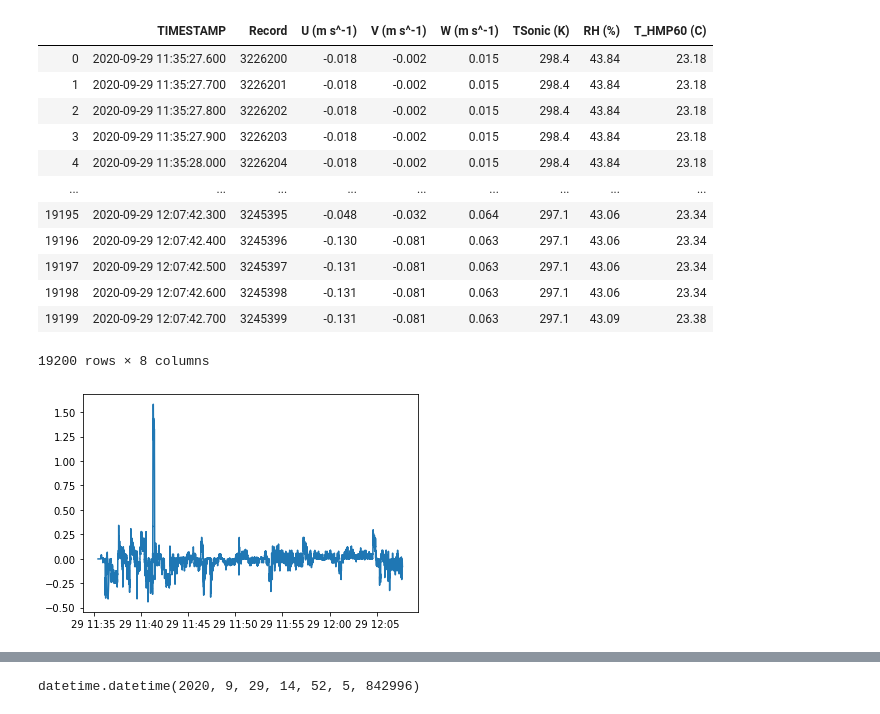
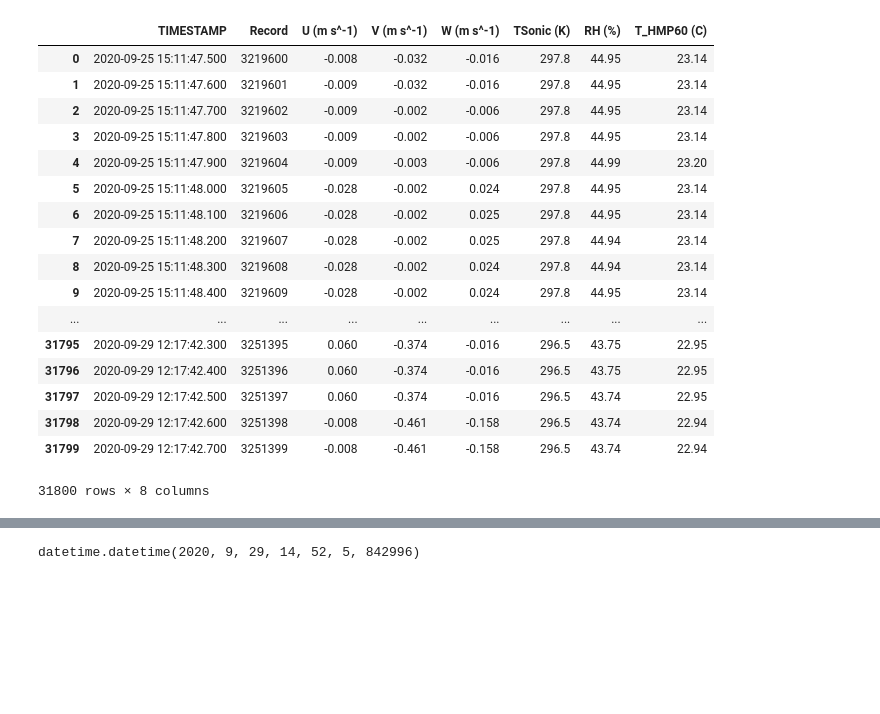
Before and after one commit to dyerbm/OmniWheel, a Jupyter notebook: Sensing/Position_CR6_joiner.ipynb, the cells around one changed output, grey strips where cells are left out. Cells and saved outputs as stored; diff of their text form; code cells hidden in the pictures; blank space fills up the shorter version.

```diff
--- a/Sensing/Position_CR6_joiner.ipynb
+++ b/Sensing/Position_CR6_joiner.ipynb
@@ -22,59 +22,48 @@ df_pos = pd.DataFrame.from_dict(dict, "index")
 
 # Create single CR6 dataframe with datetime for comparisons
 dict={}
-for i in tqdm(range(5350,5382)): #create dataframe of all CR6 data
+for i in tqdm(range(5339,5392)): #create dataframe of all CR6 data
     outputsize = len(dict)
 
     df_CR6 = pd.read_table(data_path+"Younng10Hz"+str(i)+".dat",
                        sep=",",
                       skiprows=[0,2,3])
 
     for j in range(len(df_CR6)):
         if "." in df_CR6['TIMESTAMP'][j]:
             date = datetime.strptime(df_CR6['TIMESTAMP'][j], '%Y-%m-%d %H:%M:%S.%f')
             #print(date)
         else:
             date = datetime.strptime(df_CR6['TIMESTAMP'][j], '%Y-%m-%d %H:%M:%S')
 
         #dict[outputsize+j]={"Year":date.year,"Month":date.month,"Day":date.day,"Hour":date.hour,"Minute":date.minute,"Second":date.second+date.microsecond/1000000.,"Record":df_CR6['RECORD'][j],"U (m s^-1)":df_CR6['U'][j],"V (m s^-1)":df_CR6['V'][j],"W (m s^-1)":df_CR6['W'][j],"TSonic (K)":df_CR6['TSonic'][j],"RH (%)":df_CR6['RH'][j],"T_HMP60 (C)":df_CR6['T_HMP60'][j]}
         dict[outputsize+j]={"TIMESTAMP":date,"Record":df_CR6['RECORD'][j],"U (m s^-1)":df_CR6['U'][j],"V (m s^-1)":df_CR6['V'][j],"W (m s^-1)":df_CR6['W'][j],"TSonic (K)":df_CR6['TSonic'][j],"RH (%)":df_CR6['RH'][j],"T_HMP60 (C)":df_CR6['T_HMP60'][j]}
 
         #output.loc[outputsize+j,output.columns]=[date.year,date.month,date.day,date.hour,date.minute,date.second+date.microsecond,df_CR6['RECORD'][j],df_CR6['U'][j],df_CR6['V'][j],df_CR6['W'][j],df_CR6['TSonic'][j],df_CR6['RH'][j],df_CR6['T_HMP60'][j]]
         #output = output.append(pd.Series([date.year,date.month,date.day,date.hour,date.minute,date.second+date.microsecond/1000000.,df_CR6['RECORD'][j],df_CR6['U'][j],df_CR6['V'][j],df_CR6['W'][j],df_CR6['TSonic'][j],df_CR6['RH'][j],df_CR6['T_HMP60'][j]], index=output.columns ), ignore_index=True)
 
 df_CR6 = pd.DataFrame.from_dict(dict, "index")
 
 
 #output.to_csv(output_path,index=False)
 
 df_CR6
 # %% [output]
 |  | TIMESTAMP | Record | U (m s^-1) | V (m s^-1) | W (m s^-1) | TSonic (K) | RH (%) | T_HMP60 (C) |
-| 0 | 2020-09-29 11:35:27.600 | 3226200 | -0.018 | -0.002 | 0.015 | 298.4 | 43.84 | 23.18 |
-| 1 | 2020-09-29 11:35:27.700 | 3226201 | -0.018 | -0.002 | 0.015 | 298.4 | 43.84 | 23.18 |
-| 2 | 2020-09-29 11:35:27.800 | 3226202 | -0.018 | -0.002 | 0.015 | 298.4 | 43.84 | 23.18 |
-| 3 | 2020-09-29 11:35:27.900 | 3226203 | -0.018 | -0.002 | 0.015 | 298.4 | 43.84 | 23.18 |
-| 4 | 2020-09-29 11:35:28.000 | 3226204 | -0.018 | -0.002 | 0.015 | 298.4 | 43.84 | 23.18 |
+| 0 | 2020-09-25 15:11:47.500 | 3219600 | -0.008 | -0.032 | -0.016 | 297.8 | 44.95 | 23.14 |
+| 1 | 2020-09-25 15:11:47.600 | 3219601 | -0.009 | -0.032 | -0.016 | 297.8 | 44.95 | 23.14 |
+| 2 | 2020-09-25 15:11:47.700 | 3219602 | -0.009 | -0.002 | -0.006 | 297.8 | 44.95 | 23.14 |
+| 3 | 2020-09-25 15:11:47.800 | 3219603 | -0.009 | -0.002 | -0.006 | 297.8 | 44.95 | 23.14 |
+| 4 | 2020-09-25 15:11:47.900 | 3219604 | -0.009 | -0.003 | -0.006 | 297.8 | 44.99 | 23.20 |
+| 5 | 2020-09-25 15:11:48.000 | 3219605 | -0.028 | -0.002 | 0.024 | 297.8 | 44.95 | 23.14 |
+| 6 | 2020-09-25 15:11:48.100 | 3219606 | -0.028 | -0.002 | 0.025 | 297.8 | 44.95 | 23.14 |
+| 7 | 2020-09-25 15:11:48.200 | 3219607 | -0.028 | -0.002 | 0.025 | 297.8 | 44.94 | 23.14 |
+| 8 | 2020-09-25 15:11:48.300 | 3219608 | -0.028 | -0.002 | 0.024 | 297.8 | 44.94 | 23.14 |
+| 9 | 2020-09-25 15:11:48.400 | 3219609 | -0.028 | -0.002 | 0.024 | 297.8 | 44.95 | 23.14 |
 | ... | ... | ... | ... | ... | ... | ... | ... | ... |
-| 19195 | 2020-09-29 12:07:42.300 | 3245395 | -0.048 | -0.032 | 0.064 | 297.1 | 43.06 | 23.34 |
-| 19196 | 2020-09-29 12:07:42.400 | 3245396 | -0.130 | -0.081 | 0.063 | 297.1 | 43.06 | 23.34 |
-| 19197 | 2020-09-29 12:07:42.500 | 3245397 | -0.131 | -0.081 | 0.063 | 297.1 | 43.06 | 23.34 |
-| 19198 | 2020-09-29 12:07:42.600 | 3245398 | -0.131 | -0.081 | 0.063 | 297.1 | 43.06 | 23.34 |
-| 19199 | 2020-09-29 12:07:42.700 | 3245399 | -0.131 | -0.081 | 0.063 | 297.1 | 43.09 | 23.38 |
+| 31795 | 2020-09-29 12:17:42.300 | 3251395 | 0.060 | -0.374 | -0.016 | 296.5 | 43.75 | 22.95 |
+| 31796 | 2020-09-29 12:17:42.400 | 3251396 | 0.060 | -0.374 | -0.016 | 296.5 | 43.75 | 22.95 |
+| 31797 | 2020-09-29 12:17:42.500 | 3251397 | 0.060 | -0.374 | -0.016 | 296.5 | 43.74 | 22.95 |
+| 31798 | 2020-09-29 12:17:42.600 | 3251398 | -0.008 | -0.461 | -0.158 | 296.5 | 43.74 | 22.94 |
+| 31799 | 2020-09-29 12:17:42.700 | 3251399 | -0.008 | -0.461 | -0.158 | 296.5 | 43.74 | 22.94 |
-19200 rows × 8 columns
+31800 rows × 8 columns
-# %%
-#Trim
-
-plt.plot(df_CR6['TIMESTAMP'],df_CR6['V (m s^-1)'])
-plt.show()
-
-
-
-
-
-
-
-
-output = pd.DataFrame(columns = ["Year","Month","Day","Hour","Minute","Second","x","y","theta","Record","U (m s^-1)","V (m s^-1)","W (m s^-1)","TSonic (K)","RH (%)","T_HMP60 (C)"])
-# %% [output]
-[figure, removed]
```
Also changed, not shown: parts of 5 cells of this notebook, 3 other files.
